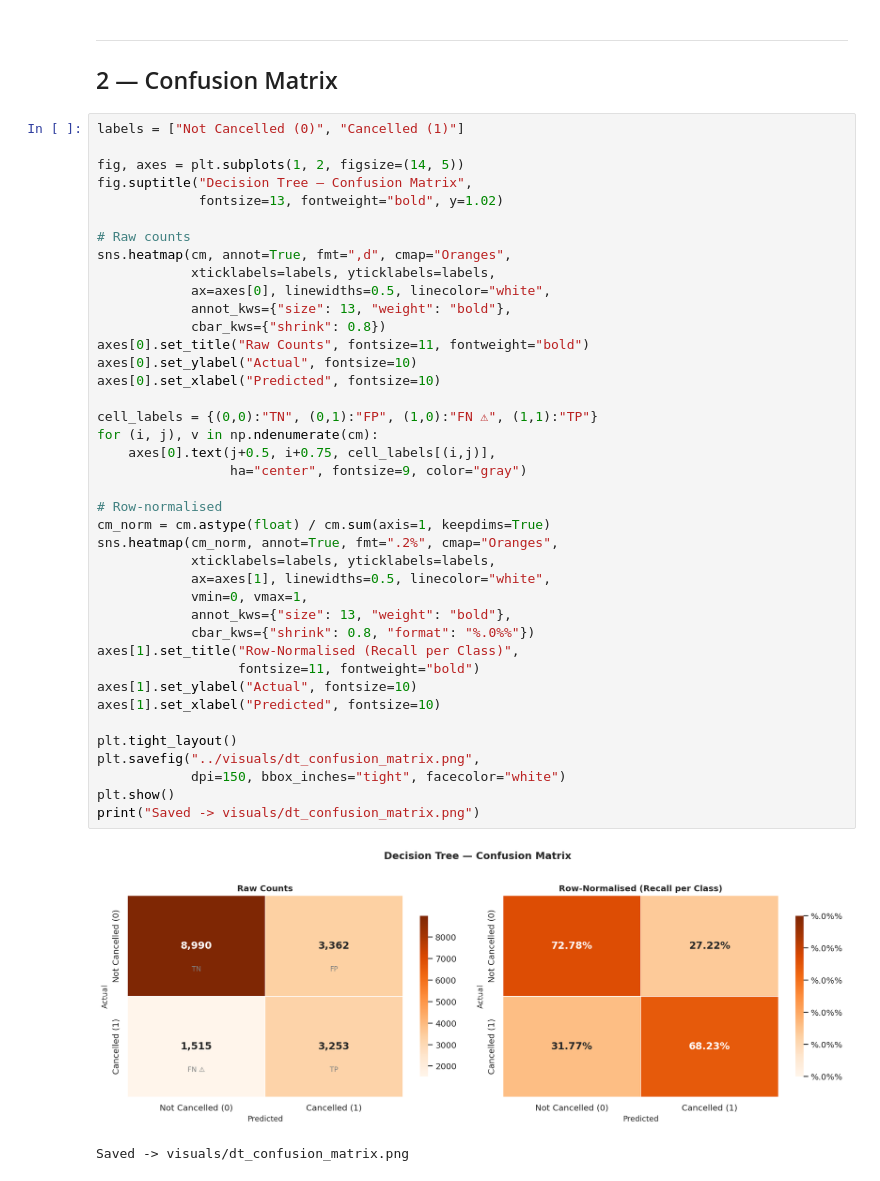
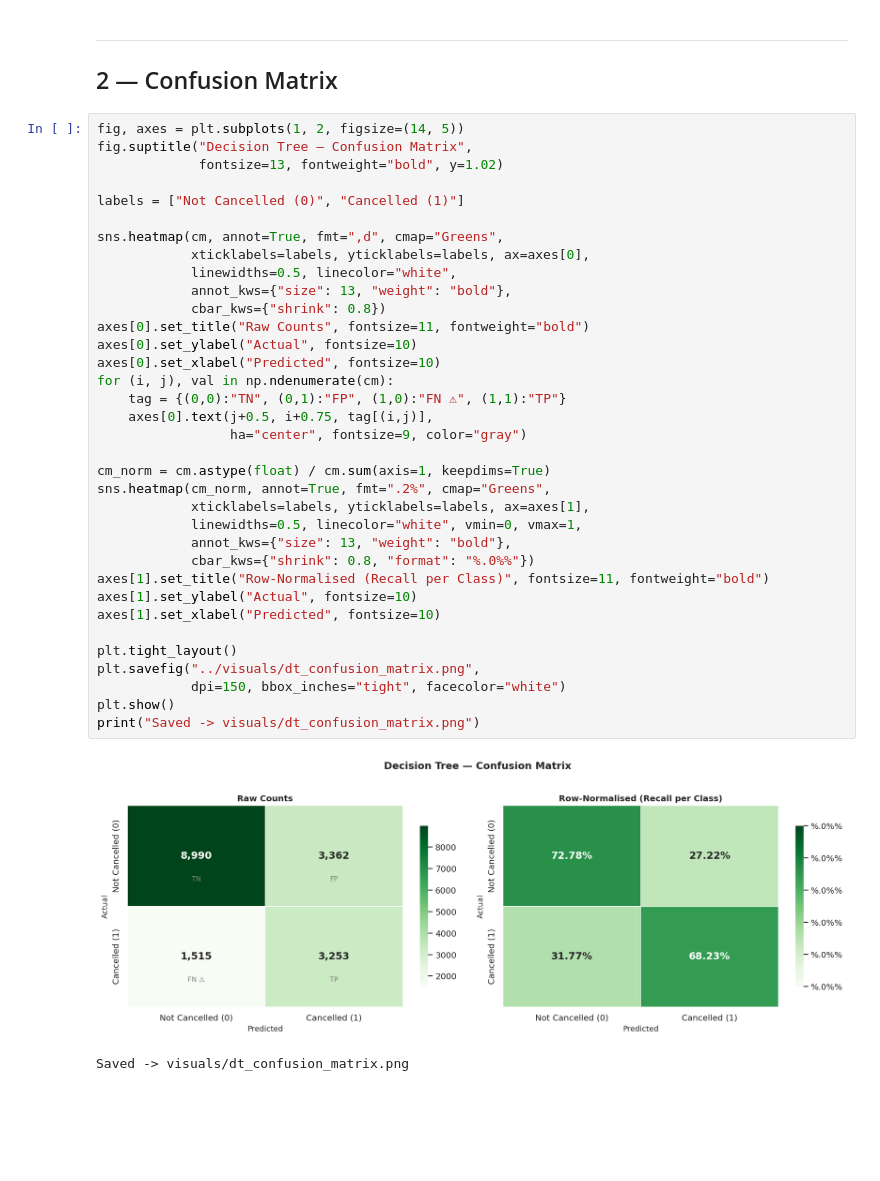
Before and after one commit to Sneha140202/hotel-booking-analysis, a Jupyter notebook: notebooks/09_decision_tree.ipynb, the cells around one changed output. Cells and saved outputs as stored; diff of their text form; blank space fills up the shorter version.

```diff
--- a/notebooks/09_decision_tree.ipynb
+++ b/notebooks/09_decision_tree.ipynb
@@ -96,46 +110,41 @@ Confusion matrix: TN=8,990 | FP=3,362 | FN=1,515 | TP=3,253
 ---
 ## 2 — Confusion Matrix
 # %%
-labels = ["Not Cancelled (0)", "Cancelled (1)"]
-
 fig, axes = plt.subplots(1, 2, figsize=(14, 5))
 fig.suptitle("Decision Tree — Confusion Matrix",
              fontsize=13, fontweight="bold", y=1.02)
 
-# Raw counts
-sns.heatmap(cm, annot=True, fmt=",d", cmap="Oranges",
-            xticklabels=labels, yticklabels=labels,
-            ax=axes[0], linewidths=0.5, linecolor="white",
+labels = ["Not Cancelled (0)", "Cancelled (1)"]
+
+sns.heatmap(cm, annot=True, fmt=",d", cmap="Greens",
+            xticklabels=labels, yticklabels=labels, ax=axes[0],
+            linewidths=0.5, linecolor="white",
             annot_kws={"size": 13, "weight": "bold"},
             cbar_kws={"shrink": 0.8})
 axes[0].set_title("Raw Counts", fontsize=11, fontweight="bold")
 axes[0].set_ylabel("Actual", fontsize=10)
 axes[0].set_xlabel("Predicted", fontsize=10)
-
-cell_labels = {(0,0):"TN", (0,1):"FP", (1,0):"FN ⚠", (1,1):"TP"}
-for (i, j), v in np.ndenumerate(cm):
-    axes[0].text(j+0.5, i+0.75, cell_labels[(i,j)],
+for (i, j), val in np.ndenumerate(cm):
+    tag = {(0,0):"TN", (0,1):"FP", (1,0):"FN ⚠", (1,1):"TP"}
+    axes[0].text(j+0.5, i+0.75, tag[(i,j)],
                  ha="center", fontsize=9, color="gray")
 
-# Row-normalised
 cm_norm = cm.astype(float) / cm.sum(axis=1, keepdims=True)
-sns.heatmap(cm_norm, annot=True, fmt=".2%", cmap="Oranges",
-            xticklabels=labels, yticklabels=labels,
-            ax=axes[1], linewidths=0.5, linecolor="white",
-            vmin=0, vmax=1,
+sns.heatmap(cm_norm, annot=True, fmt=".2%", cmap="Greens",
+            xticklabels=labels, yticklabels=labels, ax=axes[1],
+            linewidths=0.5, linecolor="white", vmin=0, vmax=1,
             annot_kws={"size": 13, "weight": "bold"},
             cbar_kws={"shrink": 0.8, "format": "%.0%%"})
-axes[1].set_title("Row-Normalised (Recall per Class)",
-                  fontsize=11, fontweight="bold")
+axes[1].set_title("Row-Normalised (Recall per Class)", fontsize=11, fontweight="bold")
 axes[1].set_ylabel("Actual", fontsize=10)
 axes[1].set_xlabel("Predicted", fontsize=10)
 
 plt.tight_layout()
 plt.savefig("../visuals/dt_confusion_matrix.png",
             dpi=150, bbox_inches="tight", facecolor="white")
 plt.show()
 print("Saved -> visuals/dt_confusion_matrix.png")
 # %% [output]
-[figure, old version]
+[figure, new version]
 Saved -> visuals/dt_confusion_matrix.png
 # %% [markdown]
```
Also changed, not shown: parts of 13 cells of this notebook, 1 other file.
